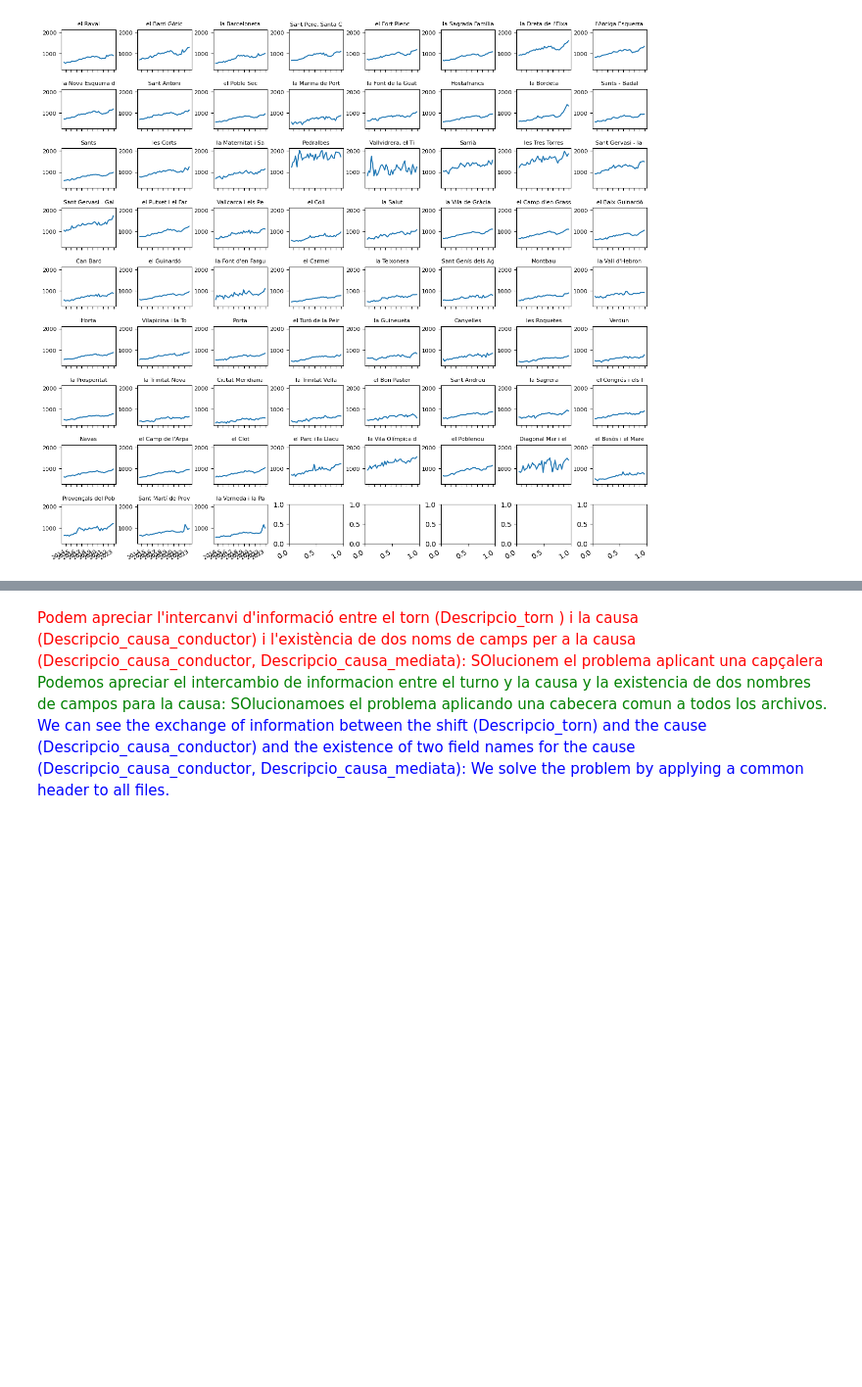
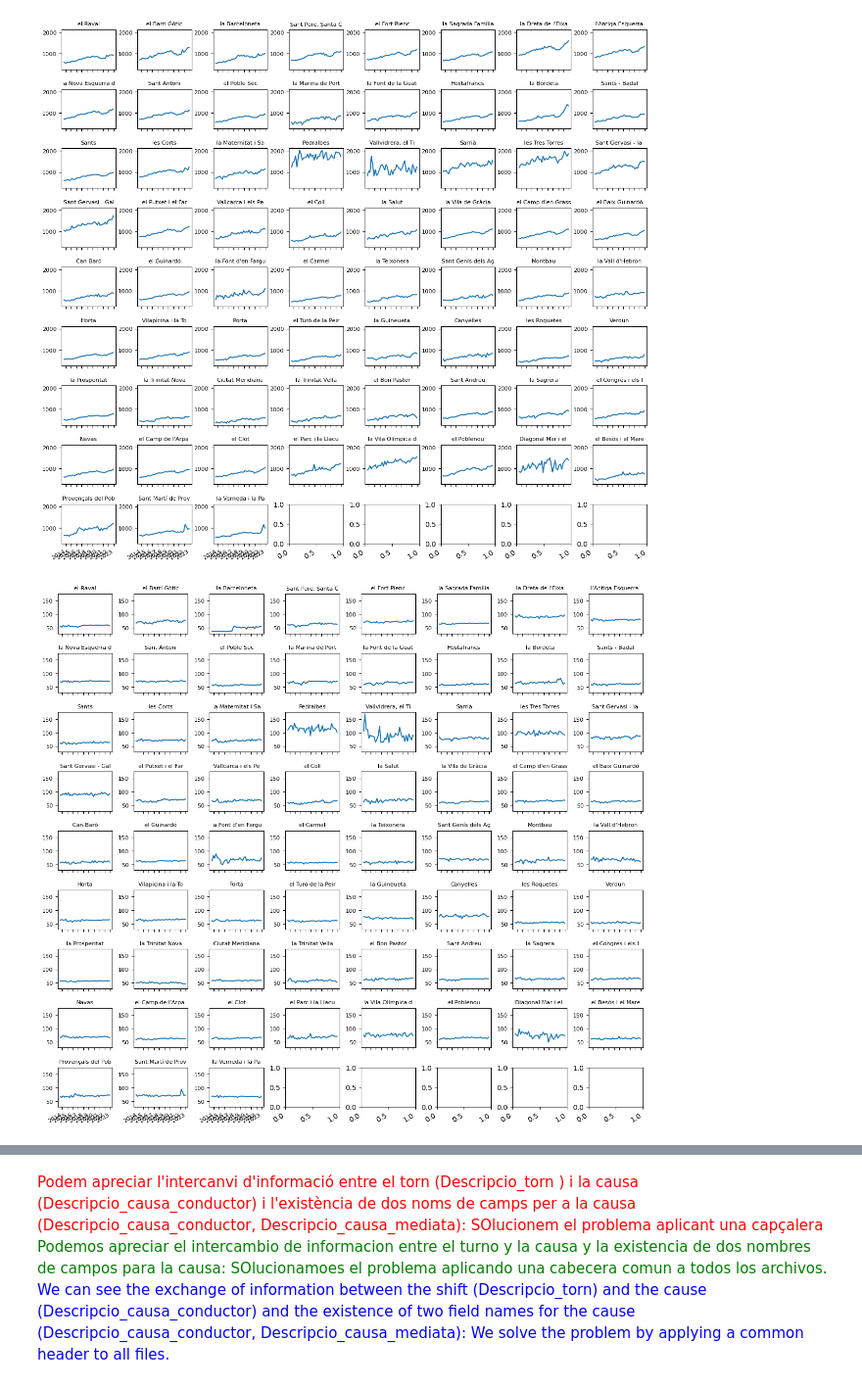
Before and after one commit to luismiguelcasadodiaz/jump2digital, a Jupyter notebook: LMCD_JUMP2DIGITAL.ipynb, the cells around one changed output, grey strips where cells are left out. Shown at 98% size. Saved outputs shown, nothing was run; the diff lists cells and outputs as text; code cells hidden in the pictures; blank space fills up the shorter version.

```diff
--- a/LMCD_JUMP2DIGITAL.ipynb
+++ b/LMCD_JUMP2DIGITAL.ipynb
@@ -479,5 +481,24 @@ fig.savefig(media_folder + "Trellis_barris.png")
 # %% [output]
 [figure]
+# %%
+barris = price["Nom_Barri"].unique()
+min_price = price["m2"].min()
+max_price = price["m2"].max()
+quarter_locator = mdates.MonthLocator(interval=12)
+year_month_formatter = mdates.DateFormatter("%Y") # four digits for year, two for month
+fig, axs = plt.subplots(9, 8, figsize=(15, 15))
+plt.subplots_adjust(hspace=0.5,wspace=0.4)
+for ax, barri in zip(axs.flat, barris):
+    ax.tick_params(labelsize=8)
+    ax.plot(price[price["Nom_Barri"] == barri]["Date"],price[price["Nom_Barri"] == barri]["m2"])
+    ax.xaxis.set_major_locator(quarter_locator)
+    ax.xaxis.set_major_formatter(year_month_formatter)
+    ax.yaxis.set_data_interval(min_price,max_price)
+    ax.set_title("{}".format(barri[:18]),fontsize=8)
+fig.autofmt_xdate()
+fig.savefig(media_folder + "Trellis_barris_m2.png")
+# %% [output]
+[figure, added]
 # %%
 fig, axs = plt.subplots(figsize=(12, 12))
 any=2023
```
Also changed, not shown: parts of 62 cells of this notebook, 43 other files.
